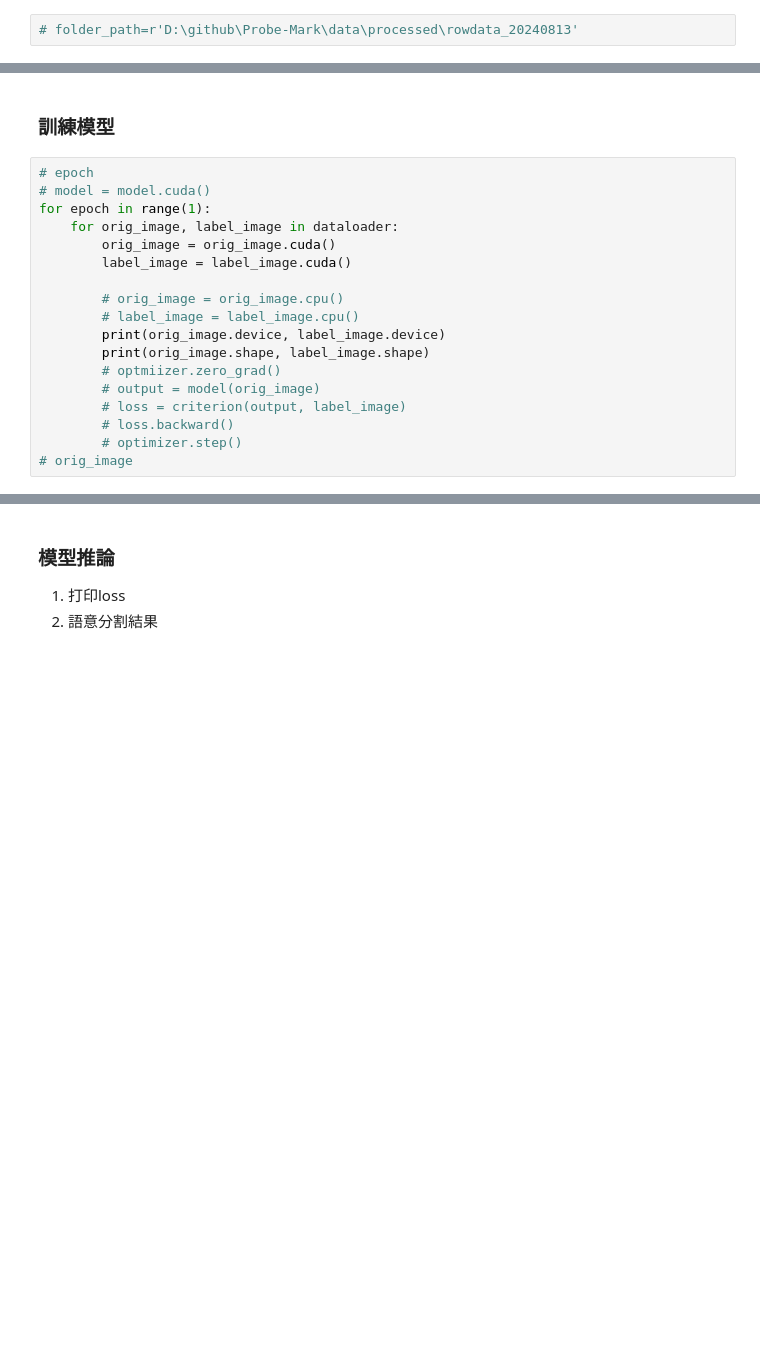
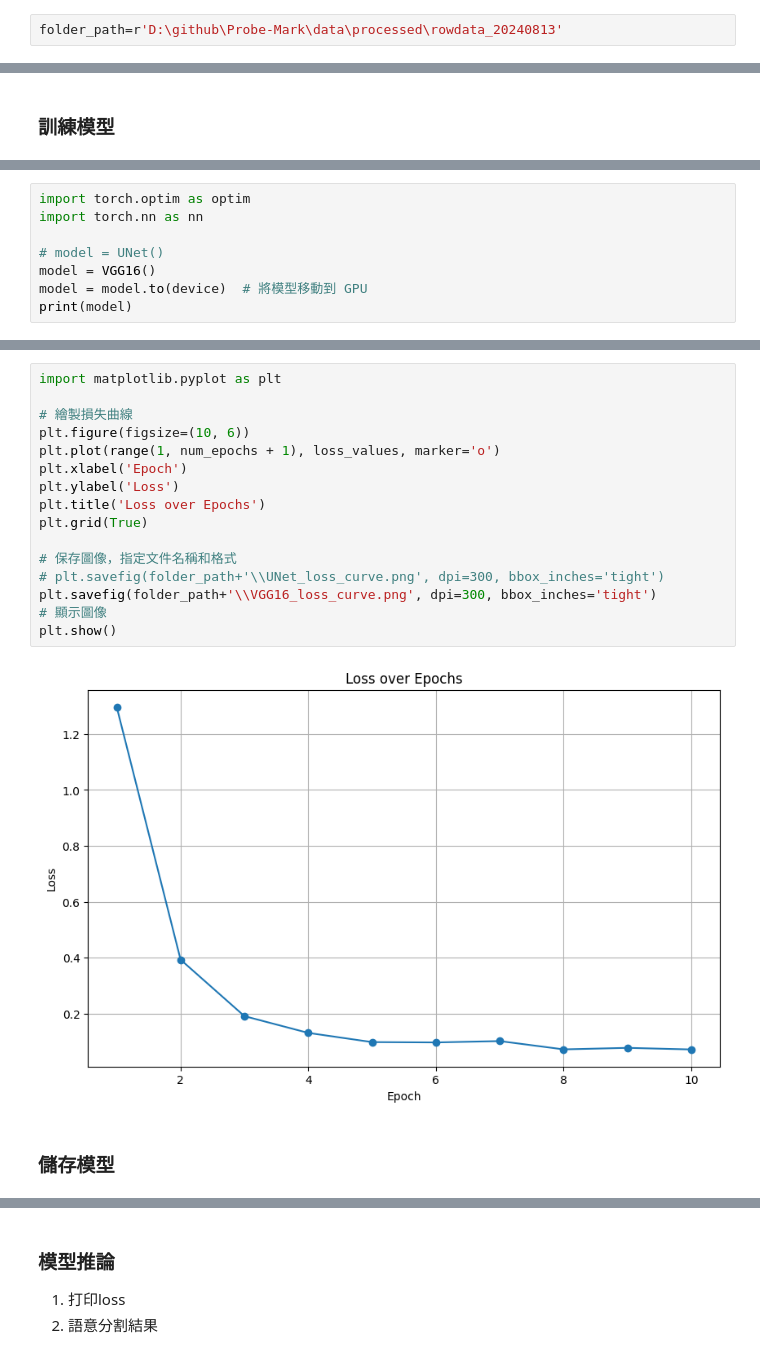
Before and after one commit to EureCalla/Probe-Mark, a Jupyter notebook: notebook/PM.ipynb, the cells around one changed output, grey strips where cells are left out. Drawn from its saved outputs; the diff is of its cells as text; blank space fills up the shorter version.

```diff
--- a/notebook/PM.ipynb
+++ b/notebook/PM.ipynb
@@ -97,7 +57,7 @@ Image saved to d:\github\Probe-Mark\data\processed\rowdata_20240813\Artificial_V
 # %% [markdown]
 # 資料訓練
 # %%
-# folder_path=r'D:\github\Probe-Mark\data\processed\rowdata_20240813'
+folder_path=r'D:\github\Probe-Mark\data\processed\rowdata_20240813'
 # %%
 import os
 
@@ -200,20 +351,2 @@ model = UNet()
 # %% [markdown]
 ### 訓練模型
-# %%
-# epoch
-# model = model.cuda()
-for epoch in range(1):
-    for orig_image, label_image in dataloader:
-        orig_image = orig_image.cuda()
-        label_image = label_image.cuda()
-
-        # orig_image = orig_image.cpu()
-        # label_image = label_image.cpu()
-        print(orig_image.device, label_image.device)
-        print(orig_image.shape, label_image.shape)
-        # optmiizer.zero_grad()
-        # output = model(orig_image)
-        # loss = criterion(output, label_image)
-        # loss.backward()
-        # optimizer.step()
-# orig_image
@@ -236,0 +353,8 @@ torch.Size([10, 3, 128, 128]) torch.Size([10, 1, 128, 128])
+# %%
+import torch.optim as optim
+import torch.nn as nn
+
+# model = UNet()
+model = VGG16()
+model = model.to(device)  # 將模型移動到 GPU
+print(model)
@@ -259,0 +422,20 @@ torch.Size([234, 3, 1024, 1024]) torch.Size([234, 1, 1024, 1024])
+# %%
+import matplotlib.pyplot as plt
+
+# 繪製損失曲線
+plt.figure(figsize=(10, 6))
+plt.plot(range(1, num_epochs + 1), loss_values, marker='o')
+plt.xlabel('Epoch')
+plt.ylabel('Loss')
+plt.title('Loss over Epochs')
+plt.grid(True)
+
+# 保存圖像，指定文件名稱和格式
+# plt.savefig(folder_path+'\\UNet_loss_curve.png', dpi=300, bbox_inches='tight')
+plt.savefig(folder_path+'\\VGG16_loss_curve.png', dpi=300, bbox_inches='tight')
+# 顯示圖像
+plt.show()
+# %% [output]
+[figure, added]
+# %% [markdown]
+### 儲存模型
```
Also changed, not shown: parts of 26 cells of this notebook.
